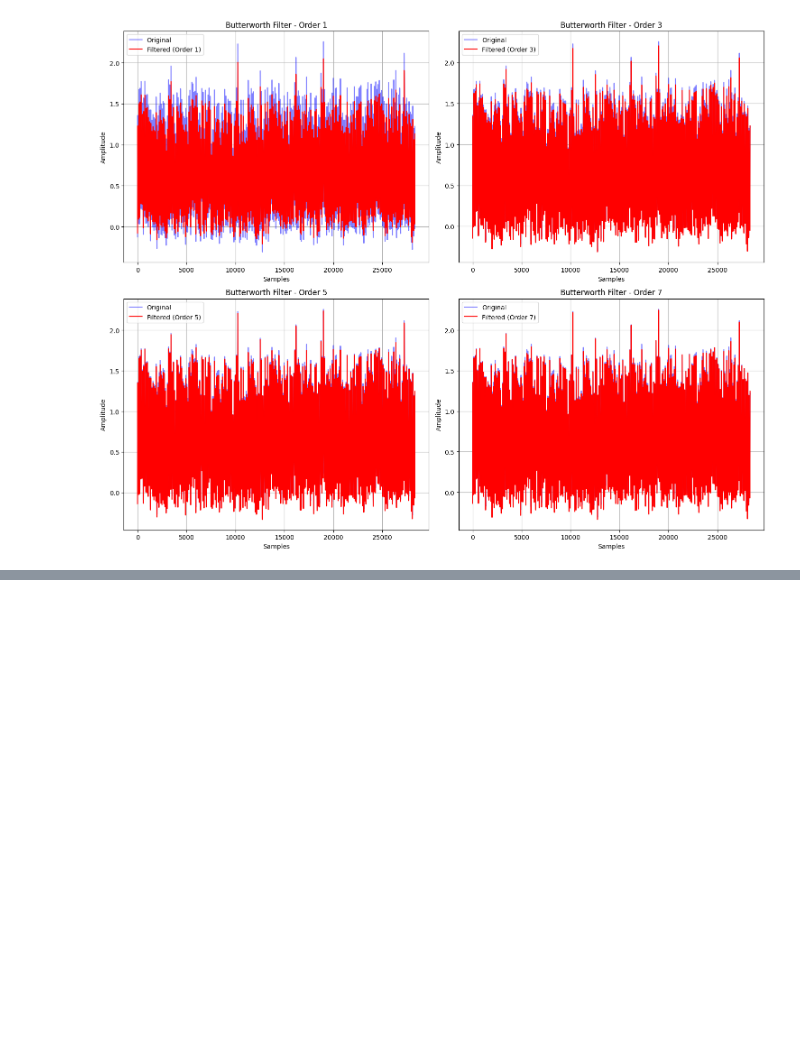
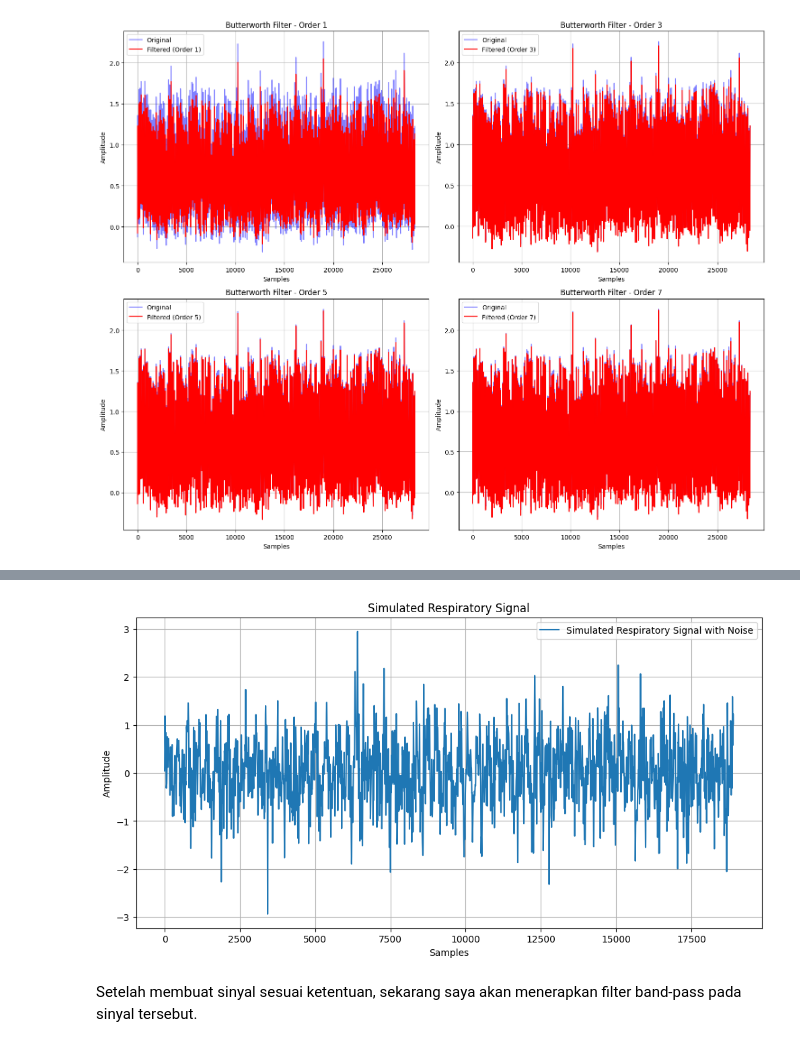
Before and after one commit to GhiffariIs/IF3024-HO2, a Jupyter notebook: 122140189.ipynb, the cells around one changed output, grey strips where cells are left out. Cells and saved outputs as stored; diff of their text form; code cells hidden in the pictures; blank space fills up the shorter version.

```diff
--- a/122140189.ipynb
+++ b/122140189.ipynb
@@ -108,0 +122,21 @@ Pada hasil plot berikut, setelah dilakukan filtering dengan nilai orde, sinyal y
+# %%
+# Simulate respiratory signal
+resp = nk.rsp_simulate(duration=189,         # Durasi dalam detik
+                      sampling_rate=100,     # Sampling rate dalam Hz
+                      noise=0.89,           # Noise level
+                      respiratory_rate=18,   # Respiratory rate dalam breaths per minute
+                      random_state=240526)   # Random state
+
+# Plot the simulated respiratory signal
+plt.figure(figsize=(12, 6))
+plt.plot(resp, label='Simulated Respiratory Signal with Noise')
+plt.title('Simulated Respiratory Signal')
+plt.xlabel('Samples')
+plt.ylabel('Amplitude')
+plt.legend()
+plt.grid()
+plt.show()
+# %% [output]
+[figure, added]
+# %% [markdown]
+Setelah membuat sinyal sesuai ketentuan, sekarang saya akan menerapkan filter band-pass pada sinyal tersebut.
```
Also changed, not shown: parts of 12 cells of this notebook, 1 other file.
